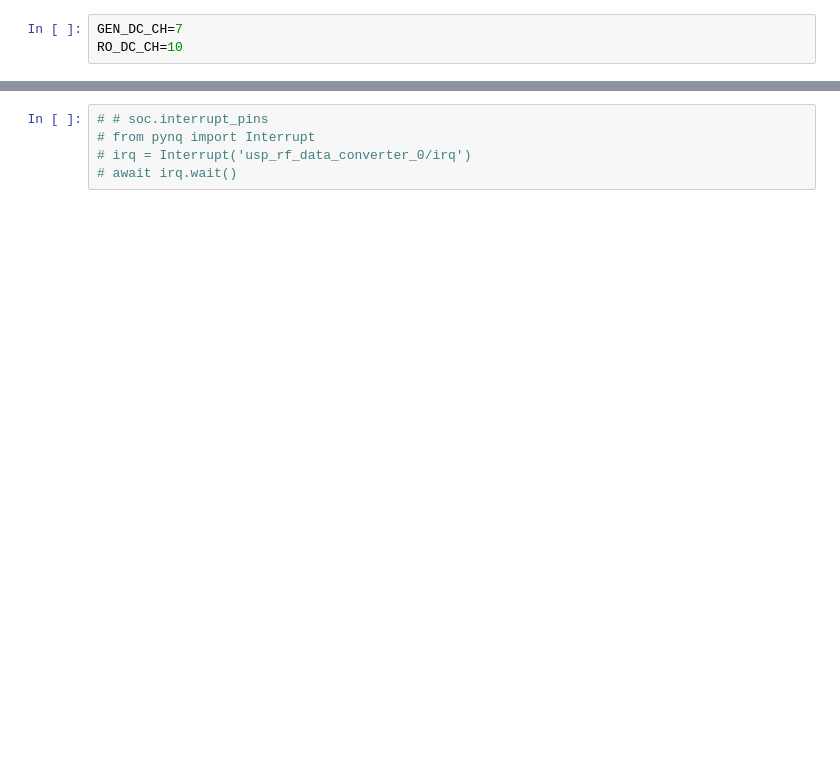
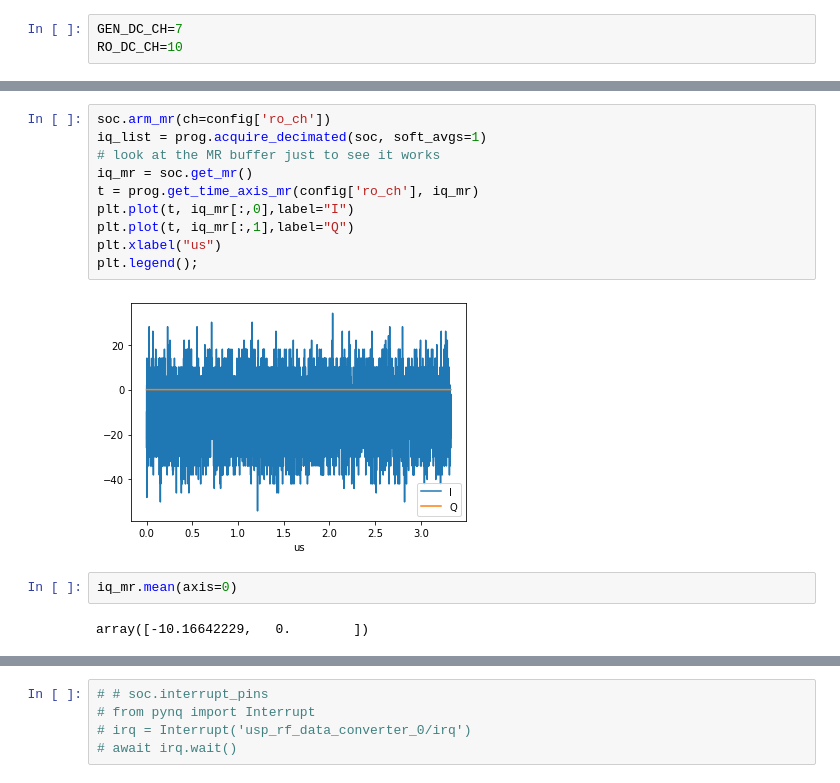
Before and after one commit to meeg/qick_demos_sho, a Jupyter notebook: rfboard/qick_rf216/dc_in.ipynb, the cells around one changed output, grey strips where cells are left out. Saved outputs shown, nothing was run; the diff lists cells and outputs as text; blank space fills up the shorter version.

```diff
--- a/rfboard/qick_rf216/dc_in.ipynb
+++ b/rfboard/qick_rf216/dc_in.ipynb
@@ -346,0 +438,16 @@ read ADC gain: -65509
+# %%
+soc.arm_mr(ch=config['ro_ch'])
+iq_list = prog.acquire_decimated(soc, soft_avgs=1)
+# look at the MR buffer just to see it works
+iq_mr = soc.get_mr()
+t = prog.get_time_axis_mr(config['ro_ch'], iq_mr)
+plt.plot(t, iq_mr[:,0],label="I")
+plt.plot(t, iq_mr[:,1],label="Q")
+plt.xlabel("us")
+plt.legend();
+# %% [output]
+[figure, added]
+# %%
+iq_mr.mean(axis=0)
+# %% [output]
+array([-10.16642229,   0.        ])
```
Also changed, not shown: parts of 48 cells of this notebook.
